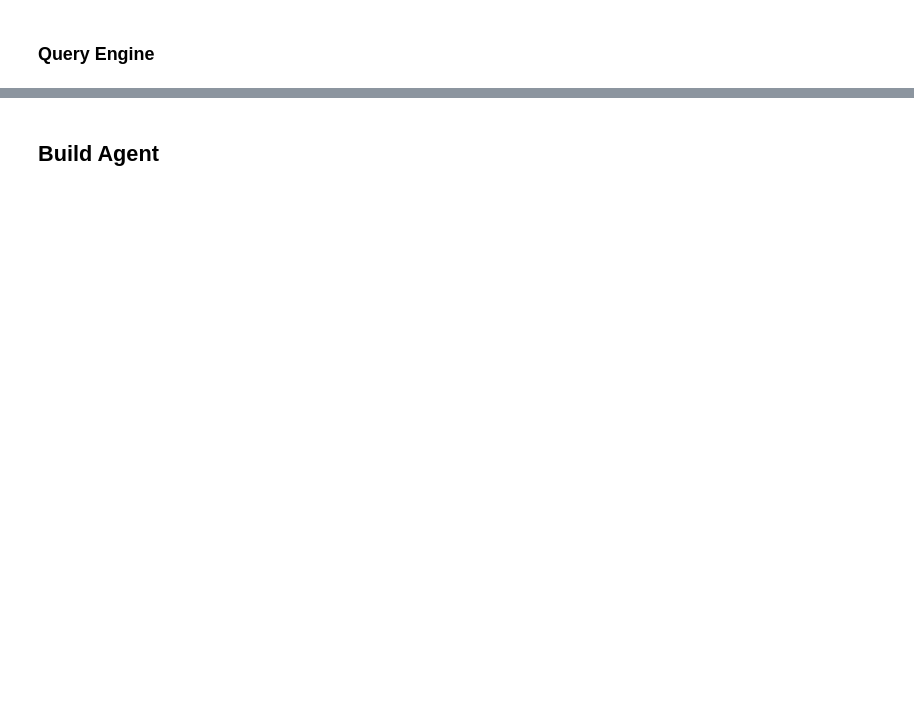
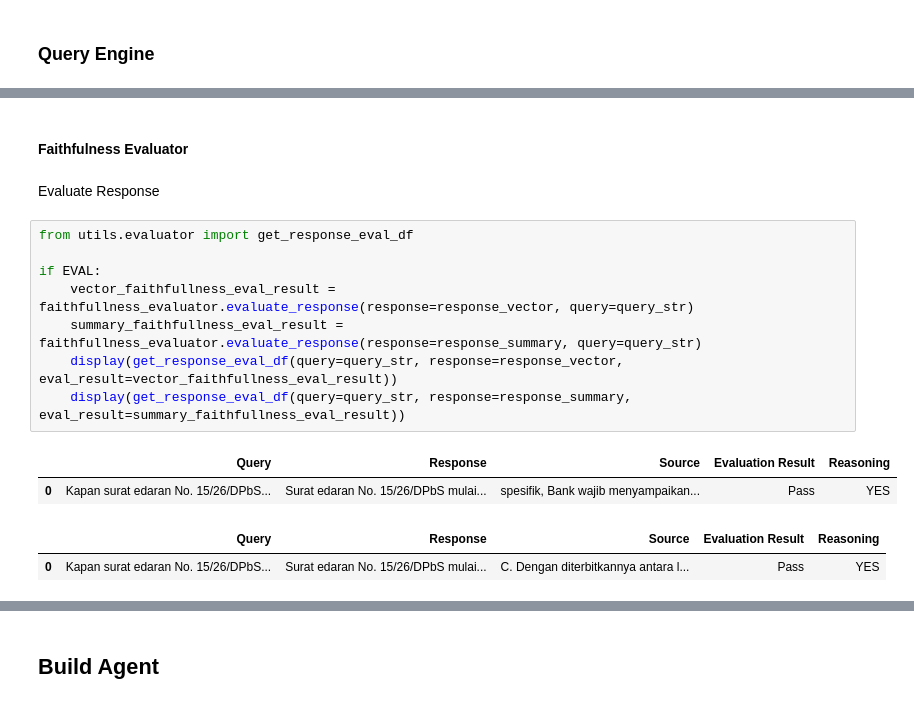
Before and after one commit to xmriz/chatbot-ojk, a Jupyter notebook: main.ipynb, the cells around one changed output, grey strips where cells are left out. Saved outputs shown, nothing was run; the diff lists cells and outputs as text; blank space fills up the shorter version.

```diff
--- a/main.ipynb
+++ b/main.ipynb
@@ -123,0 +216,17 @@ display_response(response)
+# %% [markdown]
+#### **Faithfulness Evaluator**
+# %% [markdown]
+Evaluate Response
+# %%
+from utils.evaluator import get_response_eval_df
+
+if EVAL:
+    vector_faithfullness_eval_result = faithfullness_evaluator.evaluate_response(response=response_vector, query=query_str)
+    summary_faithfullness_eval_result = faithfullness_evaluator.evaluate_response(response=response_summary, query=query_str)
+    display(get_response_eval_df(query=query_str, response=response_vector, eval_result=vector_faithfullness_eval_result))
+    display(get_response_eval_df(query=query_str, response=response_summary, eval_result=summary_faithfullness_eval_result))
+# %% [output]
+|  | Query | Response | Source | Evaluation Result | Reasoning |
+| 0 | Kapan surat edaran No. 15/26/DPbS... | Surat edaran No. 15/26/DPbS mulai... | spesifik, Bank wajib menyampaikan... | Pass | YES |
+|  | Query | Response | Source | Evaluation Result | Reasoning |
+| 0 | Kapan surat edaran No. 15/26/DPbS... | Surat edaran No. 15/26/DPbS mulai... | C. Dengan diterbitkannya antara l... | Pass | YES |
```
Also changed, not shown: parts of 39 cells of this notebook, 21 other files.
